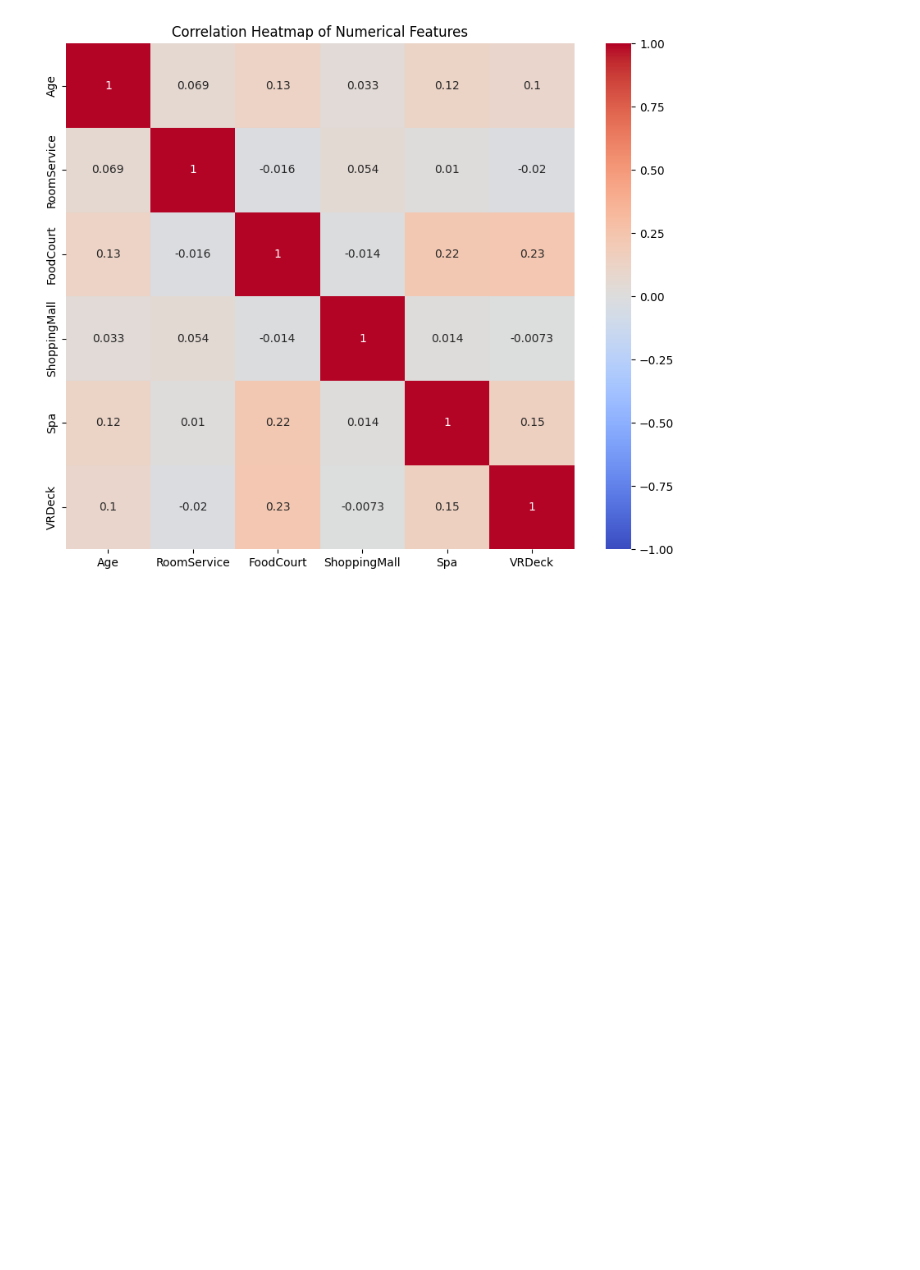
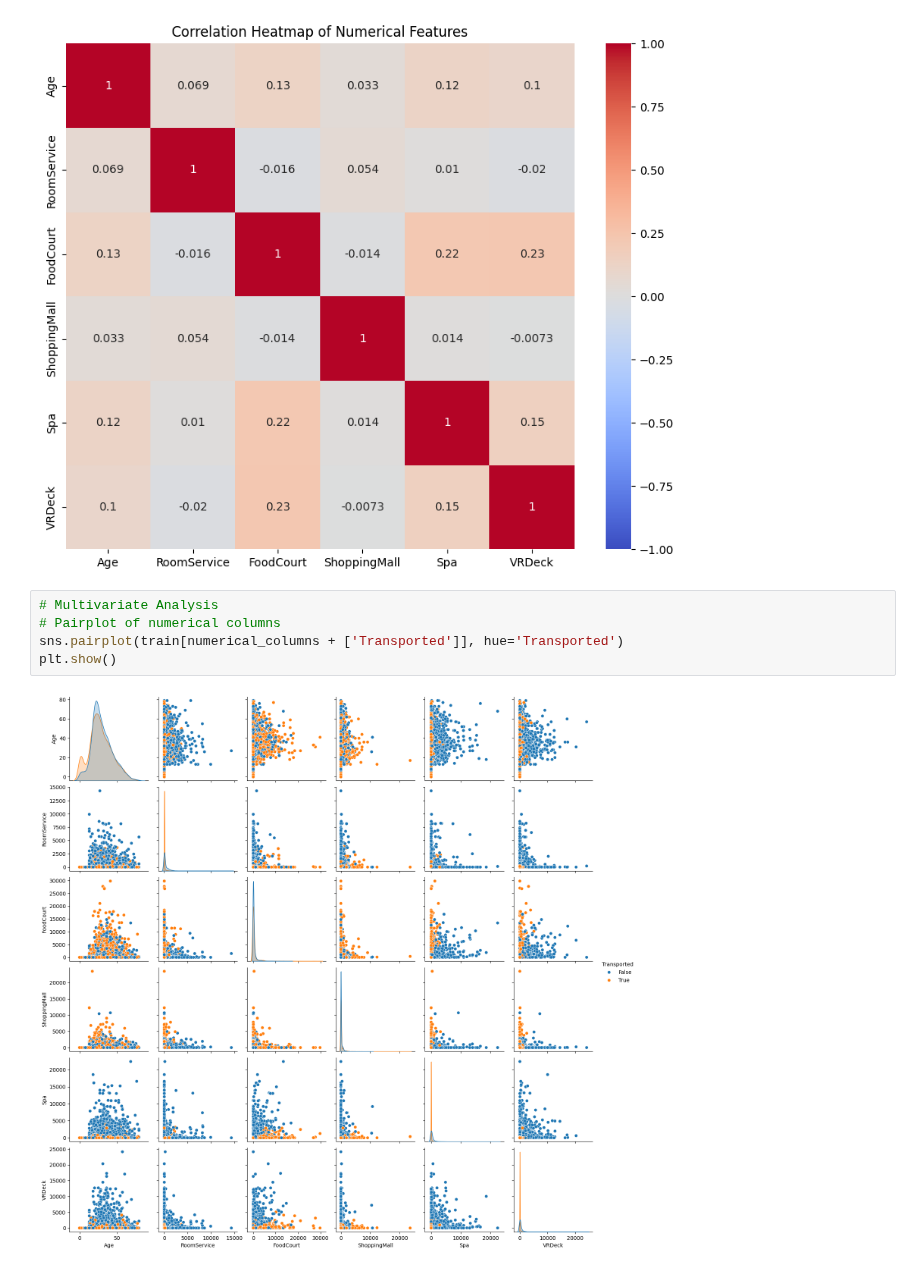
Before and after one commit to 7PAM2015-0509-2023-Group17/Kaggle-Challenge, a Jupyter notebook: Kaggle_Challenge_notebook.ipynb, the cells around one changed output. Drawn from its saved outputs; the diff is of its cells as text; blank space fills up the shorter version.

```diff
--- a/Kaggle_Challenge_notebook.ipynb
+++ b/Kaggle_Challenge_notebook.ipynb
@@ -144,3 +144,10 @@ plt.title('Correlation Heatmap of Numerical Features')
 plt.show()
 # %% [output]
 [figure]
+# %%
+# Multivariate Analysis
+# Pairplot of numerical columns
+sns.pairplot(train[numerical_columns + ['Transported']], hue='Transported')
+plt.show()
+# %% [output]
+[figure, added]
```
Also changed, not shown: parts of 1 cell of this notebook.
